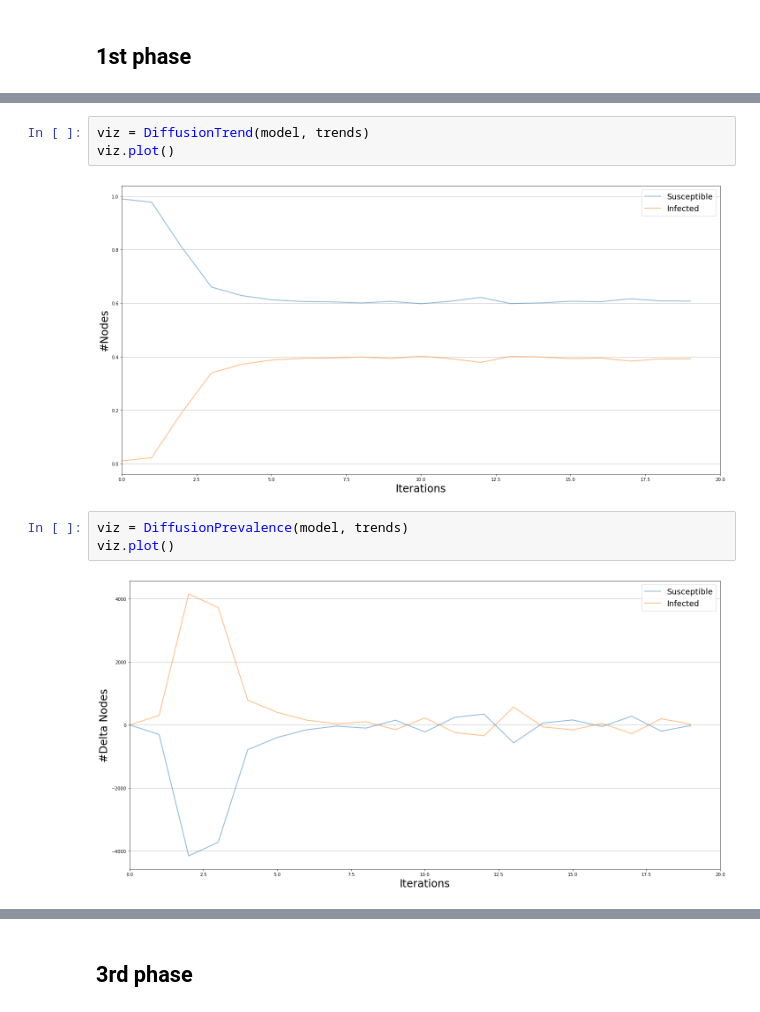
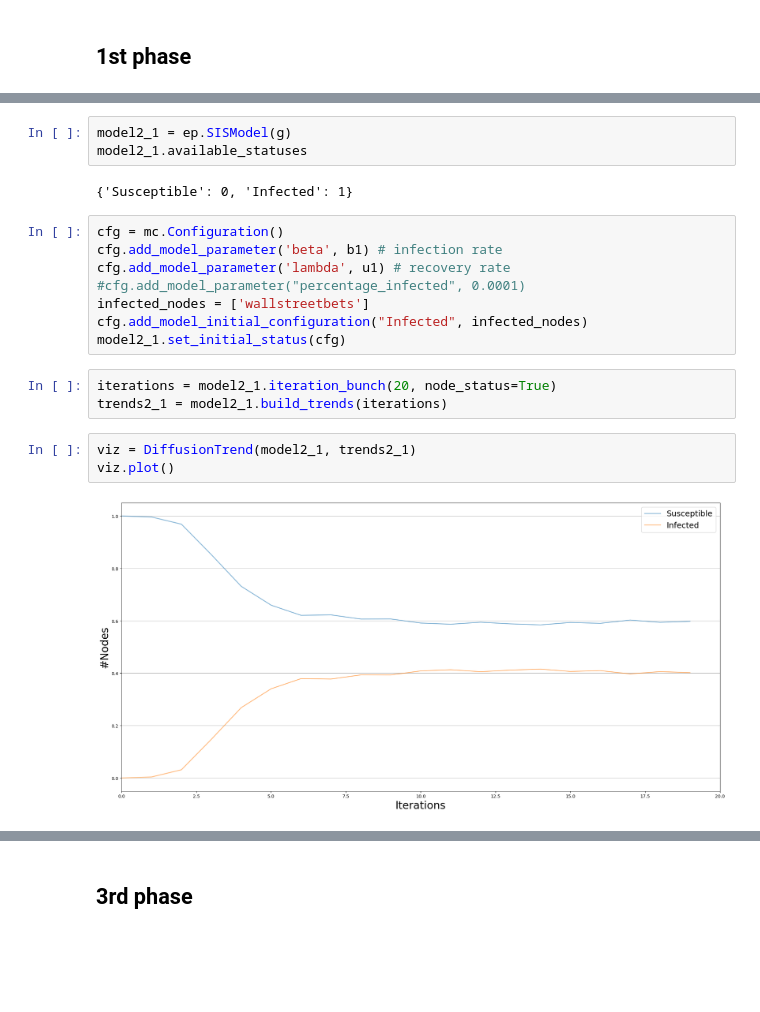
Before and after one commit to pspinaunipi/Project_Social_Network_Analysis, a Jupyter notebook: Infection simulation.ipynb, the cells around one changed output, grey strips where cells are left out. Saved outputs shown, nothing was run; the diff lists cells and outputs as text; blank space fills up the shorter version.

Commit message:
updated infection simulations

```diff
--- a/Infection simulation.ipynb
+++ b/Infection simulation.ipynb
@@ -119,10 +75,21 @@ trends = model.build_trends(iterations)
-# %%
-viz = DiffusionTrend(model, trends)
-viz.plot()
-# %% [output]
-[figure, removed]
-# %%
-viz = DiffusionPrevalence(model, trends)
-viz.plot()
-# %% [output]
-[figure, removed]
+# %%
+model2_1 = ep.SISModel(g)
+model2_1.available_statuses
+# %% [output]
+{'Susceptible': 0, 'Infected': 1}
+# %%
+cfg = mc.Configuration()
+cfg.add_model_parameter('beta', b1) # infection rate
+cfg.add_model_parameter('lambda', u1) # recovery rate
+#cfg.add_model_parameter("percentage_infected", 0.0001)
+infected_nodes = ['wallstreetbets']
+cfg.add_model_initial_configuration("Infected", infected_nodes)
+model2_1.set_initial_status(cfg)
+# %%
+iterations = model2_1.iteration_bunch(20, node_status=True)
+trends2_1 = model2_1.build_trends(iterations)
+# %%
+viz = DiffusionTrend(model2_1, trends2_1)
+viz.plot()
+# %% [output]
+[figure, added]
```
Also changed, not shown: parts of 130 cells of this notebook, 1 other file.
